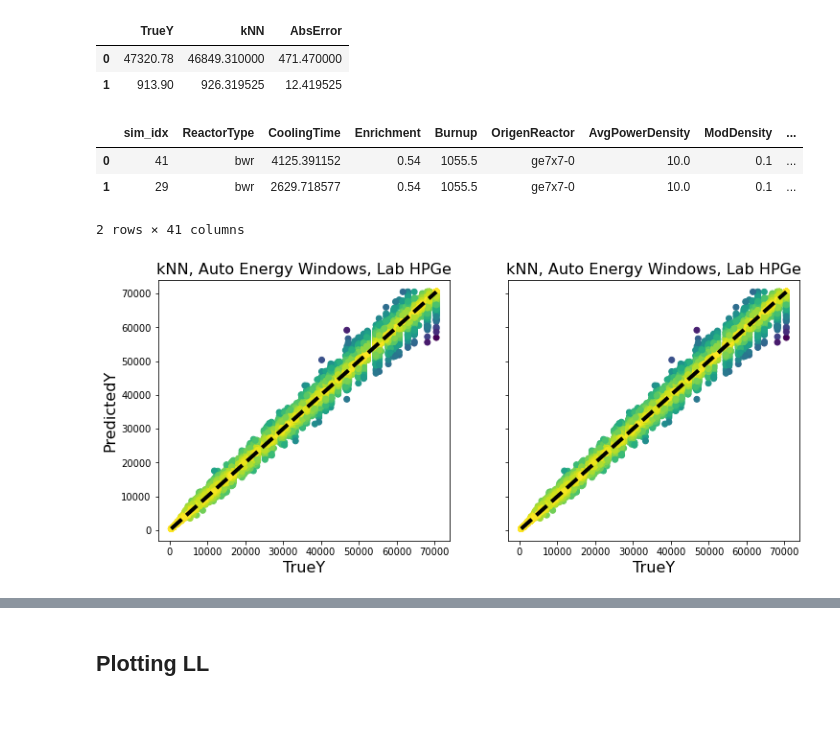
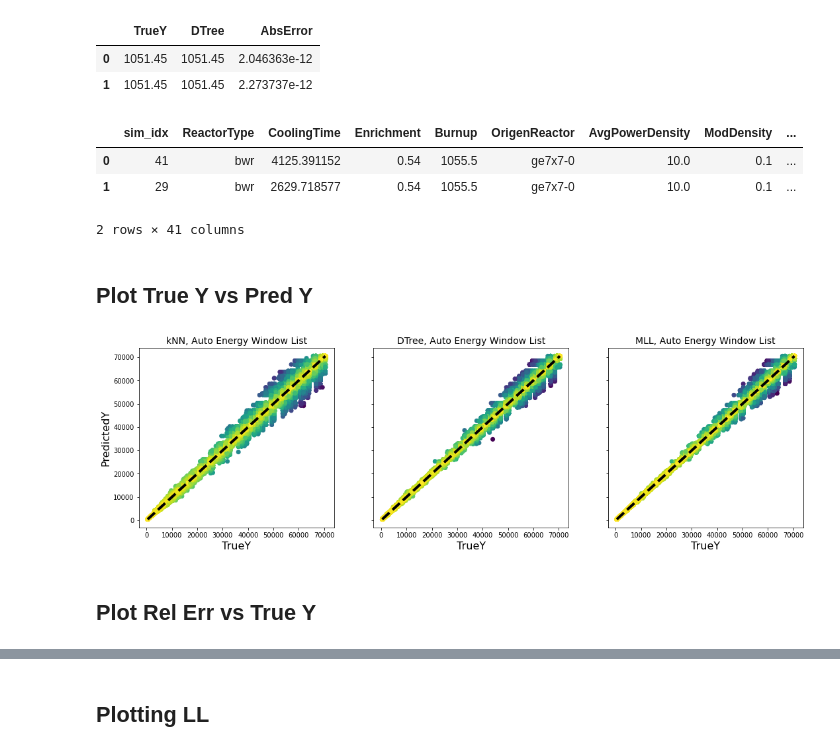
Before and after one commit to opotowsky/process_results, a Jupyter notebook: plot_predictions.ipynb, the cells around one changed output, grey strips where cells are left out. Drawn from its saved outputs; the diff is of its cells as text; code cells hidden in the pictures; blank space fills up the shorter version.

```diff
--- a/plot_predictions.ipynb
+++ b/plot_predictions.ipynb
@@ -12,7 +12,4 @@ learn_nuc = rdrive + 'scikit/nuc_conc/test_0.067_only/'
 # %%
-job = 'Job0_unc0.05'#'Job1_unc0.0'
-#d1mll113 = pd.read_csv(mll_gam + 'd1_n113/' + job + '/' + job + '.csv').drop(columns=['Unnamed: 0', 'Unnamed: 0.1'])
-job = 'Job1_unc0.0'
-#d1mll31 = pd.read_csv(mll_gam + 'd1_n31/' + job + '/' + job + '.csv').drop(columns=['Unnamed: 0', 'Unnamed: 0.1'])
-d1mll_auto = pd.read_csv(mll_gam + 'd1_auto/' + job + '/' + job + '.csv').drop(columns=['Unnamed: 0', 'Unnamed: 0.1'])
+job = 'Job2_unc0.0'
+mll_auto = pd.read_csv(mll_gam + 'd1_auto/' + job + '/' + job + '.csv').drop(columns=['Unnamed: 0', 'Unnamed: 0.1'])
 # %%
@@ -28,9 +20,9 @@ dtr_auto = pd.read_csv(learn_path + 'auto/' + dtrcsv).drop(columns='Unnamed: 0')
 # %%
-knn_auto.head(2)
+dtr_auto.head(2)
 # %% [output]
-|  | TrueY | kNN | AbsError |
-| 0 | 47320.78 | 46849.310000 | 471.470000 |
-| 1 | 913.90 | 926.319525 | 12.419525 |
+|  | TrueY | DTree | AbsError |
+| 0 | 1051.45 | 1051.45 | 2.046363e-12 |
+| 1 | 1051.45 | 1051.45 | 2.273737e-12 |
 # %%
 d1mll_auto.head(2)
 # %% [output]
@@ -38,39 +30,38 @@ d1mll_auto.head(2)
 | 0 | 41 | bwr | 4125.391152 | 0.54 | 1055.5 | ge7x7-0 | 10.0 | 0.1 | ... |
 | 1 | 29 | bwr | 2629.718577 | 0.54 | 1055.5 | ge7x7-0 | 10.0 | 0.1 | ... |
 2 rows × 41 columns
+# %% [markdown]
+## Plot True Y vs Pred Y
 # %%
-algs = ['MLL', 'kNN', 'Dec Tree']
-en_lists = ['Auto', '31', '113']
+algs = ['kNN', 'DTree', 'MLL']
+en_lists = ['Auto', 'Short', 'Long']
 def plotme(df_list, xcol, ycol, errcol, a):
     n = len(df_list)
     fig, axs = plt.subplots(nrows=1, ncols=n, sharex=True, sharey=True, figsize=(6*n,5))
     for i, (ax, df) in enumerate(zip(axs, df_list)):
-        #if i == 0:
-        #    x = df[xcol]
-        #    y = df[ycol]
-        #    err = df[errcol]
-        #else:
-        #    x = df['TrueY']
-        #    y = df['kNN']
-        #    err = df['AbsError']
-        x = df['TrueY']
-        y = df['kNN']
-        err = df['AbsError']
-        ax.scatter(x, y, c=err, cmap = 'viridis_r')
+        if i == 2:
+            x = df[xcol]
+            y = df[ycol]
+            err = df[errcol]
+        else:
+            x = df['TrueY']
+            y = df[algs[i]]
+            err = df['AbsError']
+        ax.scatter(x, y, c=err, cmap='viridis_r')
         ax.plot([x.min(), x.max()], [x.min(), x.max()], 'k--', lw=4)
-        #ax.set_title(en_lists[i]+' Energy Windows', fontsize=14)
-        ax.set_title('kNN, Auto Energy Windows, Lab HPGe', fontsize=16)
+        ax.set_title(algs[i] + ', ' + en_lists[a]+' Energy Window List', fontsize=14)
         ax.set_xlabel('TrueY', fontsize=16)
     axs[0].set_ylabel('PredictedY', fontsize=16)
-    #fig.suptitle(algs[a] + 'Burnup Predictions', fontsize=16)
-    plt.savefig('./plots/true_v_pred.png', bbox_inches='tight', transparent=True)
+    #fig.suptitle(algs[i] + 'Burnup Predictions', fontsize=16)
+    #plt.savefig('./plots/true_v_pred.png', bbox_inches='tight', transparent=True)
     plt.show()
 # %%
 x = 'Burnup'
 y = 'pred_Burnup'
 err = 'Burnup_Error'
-#dflist = [d1mll_auto, d1mll31, d1mll113]
-dflist = [knn_auto, knn_auto]#, d1mll113]
+dflist = [knn_auto, dtr_auto, mll_auto]
 plotme(dflist, x, y, err, 0)
 # %% [output]
-[figure, old version]
+[figure, new version]
+# %% [markdown]
+## Plot Rel Err vs True Y
```
Also changed, not shown: parts of 6 cells of this notebook, 2 other files.
